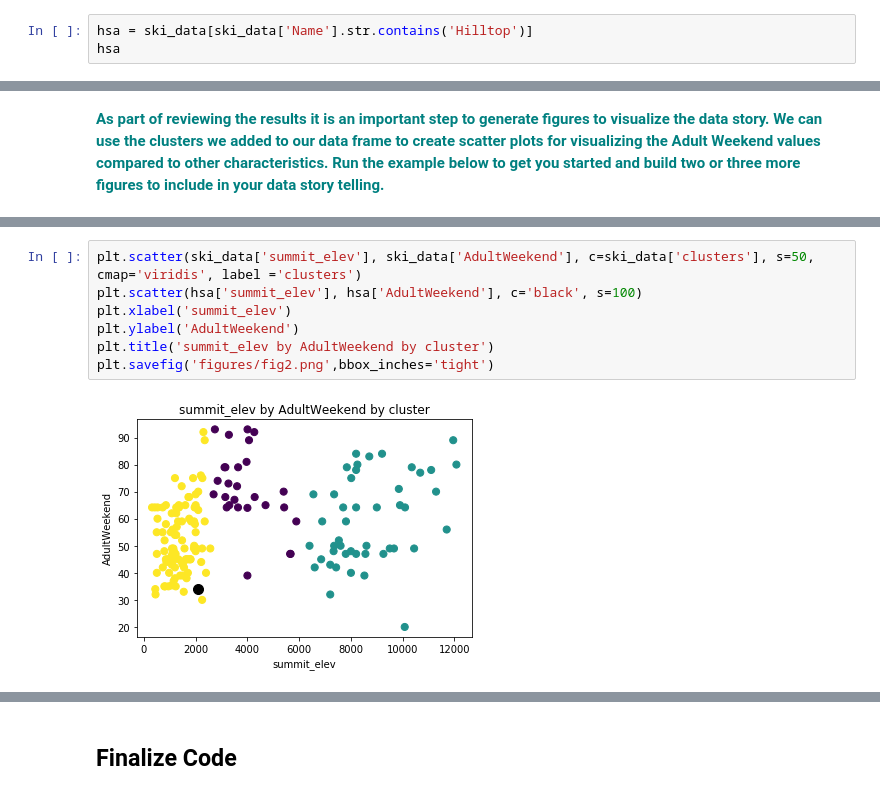
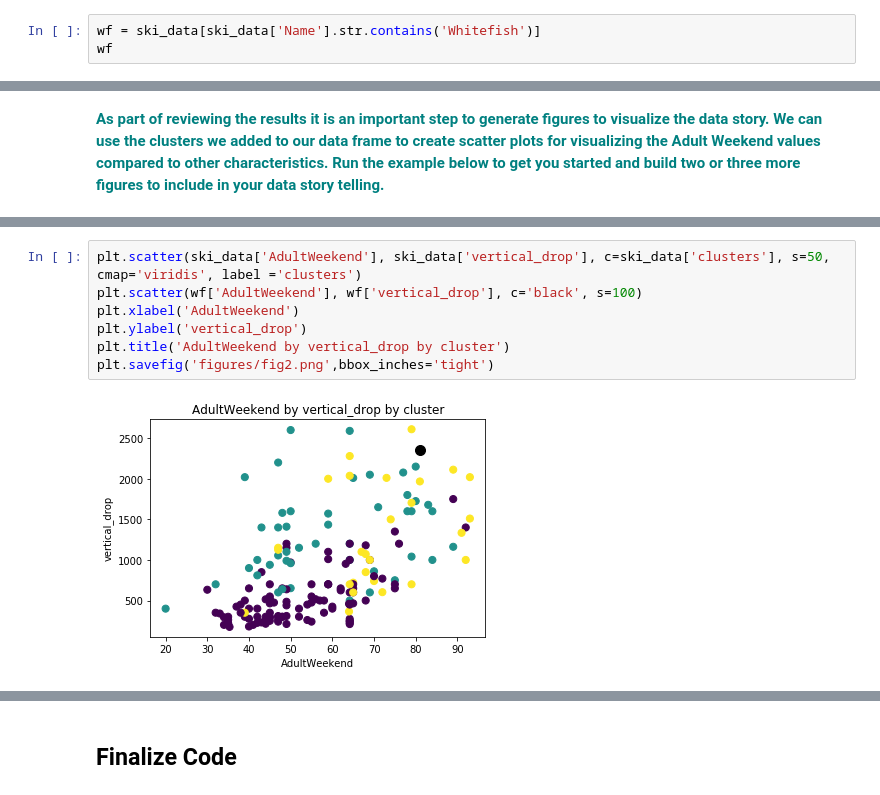
Before and after one commit to DanielTman/Guided-Capstone, a Jupyter notebook: Documentation/Notebook_stepsix.ipynb, the cells around one changed output, grey strips where cells are left out. Drawn from its saved outputs; the diff is of its cells as text.

```diff
--- a/Documentation/Notebook_stepsix.ipynb
+++ b/Documentation/Notebook_stepsix.ipynb
@@ -89,7 +89,7 @@ mae
 # %% [markdown]
 **<font color='teal'> Now, let's predict the Hilltop Ski Area Weekend price with our model in order to provide a recommendation to our managers on how to price the `AdultWeekend` lift ticket. First we need to find the row for Big Mountain resort in our data using string contains or string matching.</font>**
 # %%
-hsa = ski_data[ski_data['Name'].str.contains('Hilltop')]
-hsa
+wf = ski_data[ski_data['Name'].str.contains('Whitefish')]
+wf
 # %% [output]
 |  | Name | state | summit_elev | vertical_drop | trams | fastEight | fastSixes | fastQuads | quad | ... |
@@ -135,9 +152,9 @@ plt.savefig('figures/fig1.png',bbox_inches='tight')
 # %%
-plt.scatter(ski_data['summit_elev'], ski_data['AdultWeekend'], c=ski_data['clusters'], s=50, cmap='viridis', label ='clusters')
-plt.scatter(hsa['summit_elev'], hsa['AdultWeekend'], c='black', s=100)
-plt.xlabel('summit_elev')
-plt.ylabel('AdultWeekend')
-plt.title('summit_elev by AdultWeekend by cluster')
+plt.scatter(ski_data['AdultWeekend'], ski_data['vertical_drop'], c=ski_data['clusters'], s=50, cmap='viridis', label ='clusters')
+plt.scatter(wf['AdultWeekend'], wf['vertical_drop'], c='black', s=100)
+plt.xlabel('AdultWeekend')
+plt.ylabel('vertical_drop')
+plt.title('AdultWeekend by vertical_drop by cluster')
 plt.savefig('figures/fig2.png',bbox_inches='tight')
 # %% [output]
-[figure, old version]
+[figure, new version]
```
Also changed, not shown: parts of 13 cells of this notebook.
